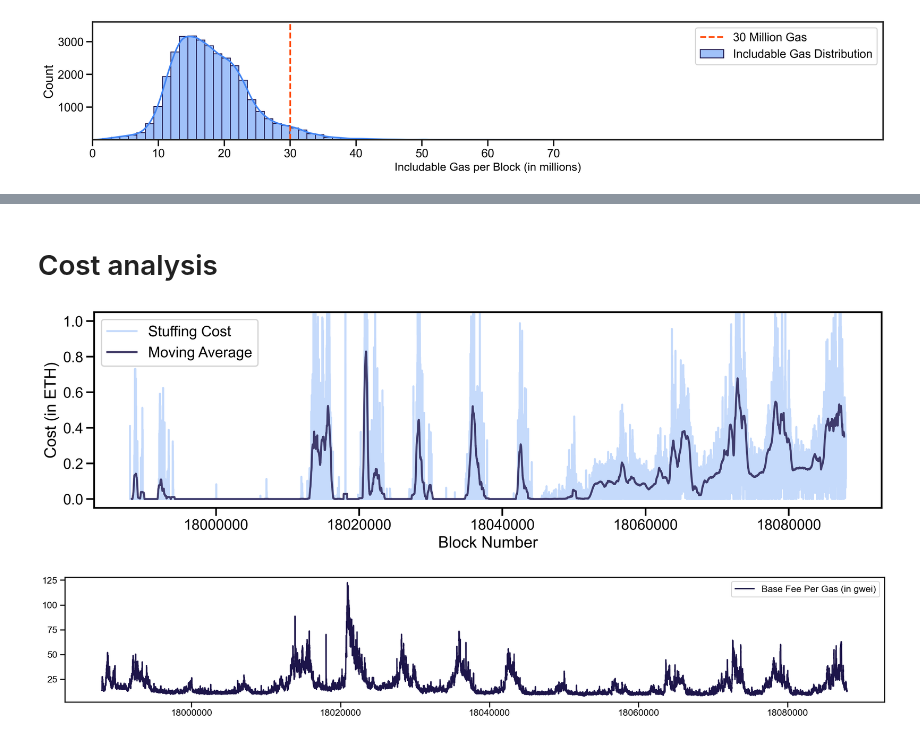
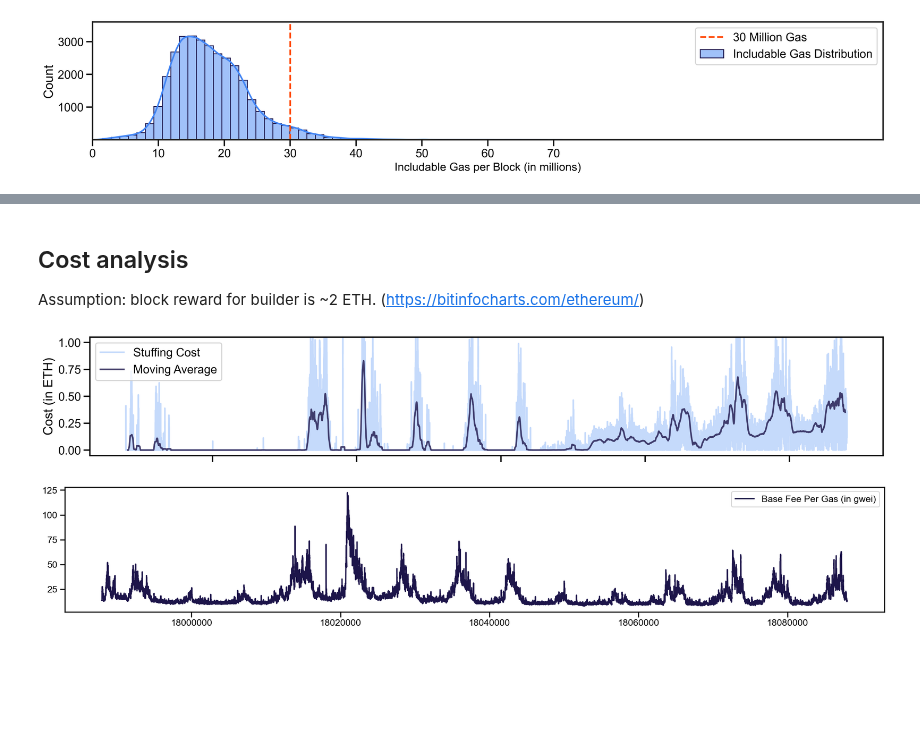
Before and after one commit to krzhang/camcos, a Jupyter notebook: CAMCOS_2023F/Data_Exploration/available_gas/includable_gas_calculation.ipynb, the cells around one changed output, grey strips where cells are left out. Cells and saved outputs as stored; diff of their text form; code cells hidden in the pictures; blank space fills up the shorter version.

```diff
--- a/CAMCOS_2023F/Data_Exploration/available_gas/includable_gas_calculation.ipynb
+++ b/CAMCOS_2023F/Data_Exploration/available_gas/includable_gas_calculation.ipynb
@@ -488,5 +575,7 @@ Percentage of Includable Gas per Block >= 30 Million
-# %% [markdown]
-# Cost analysis
+# %% [markdown]
+## Cost analysis
+
+Assumption: block reward for builder is ~2 ETH. (https://bitinfocharts.com/ethereum/)
 # %%
 # Load the lists of curblocknumber, basefeepergas
 with open('curblocknumber_basefeepergas.pickle', 'rb') as f:
@@ -517,32 +606,34 @@ includable_df['stuffing cost ETH'] = includable_df['stuffing cost'] / (1e18)
 # %%
 plt.rcParams['font.family'] = 'Arial'
 sns.set_context('talk')
 
 includable_df['Rolling Mean stuffing cost ETH'] = includable_df['stuffing cost ETH'].rolling(window=500, center=True).mean()
 
-plt.figure(figsize=(16, 4), dpi=300)
+plt.figure(figsize=(20, 3), dpi=300)
 
 plt.plot(includable_df['Block'], includable_df['stuffing cost ETH'], label='Stuffing Cost', color = palette[1], alpha=0.3)
 plt.plot(includable_df['Block'], includable_df['Rolling Mean stuffing cost ETH'], label='Moving Average', color = palette[0], alpha=0.8)
 
-plt.xlabel('Block Number')
+# plt.xlabel('Block Number')
 
 plt.ylabel('Cost (in ETH)')
 plt.ylim(-0.05, 1.05)
-
 
 # Get the current axes
 ax = plt.gca()
 
 # Set the x-axis tick labels to plain
 ax.ticklabel_format(axis='x', style='plain')
 
+# hide x-axis labels
+ax.set_xticklabels([])
+
 plt.legend()
 
 # save fig at 400 dpi
 plt.savefig('../figures/stuffing_cost_eth.png', dpi=300, bbox_inches='tight', transparent=True)
 # %% [output]
-[figure, old version]
+[figure, new version]
 # %%
 # Add 'bfpg' column to 'includable_df'
 includable_df['bfpg'] = includable_df['Block'].map(block_gas_dict)
```
Also changed, not shown: parts of 24 cells of this notebook.
